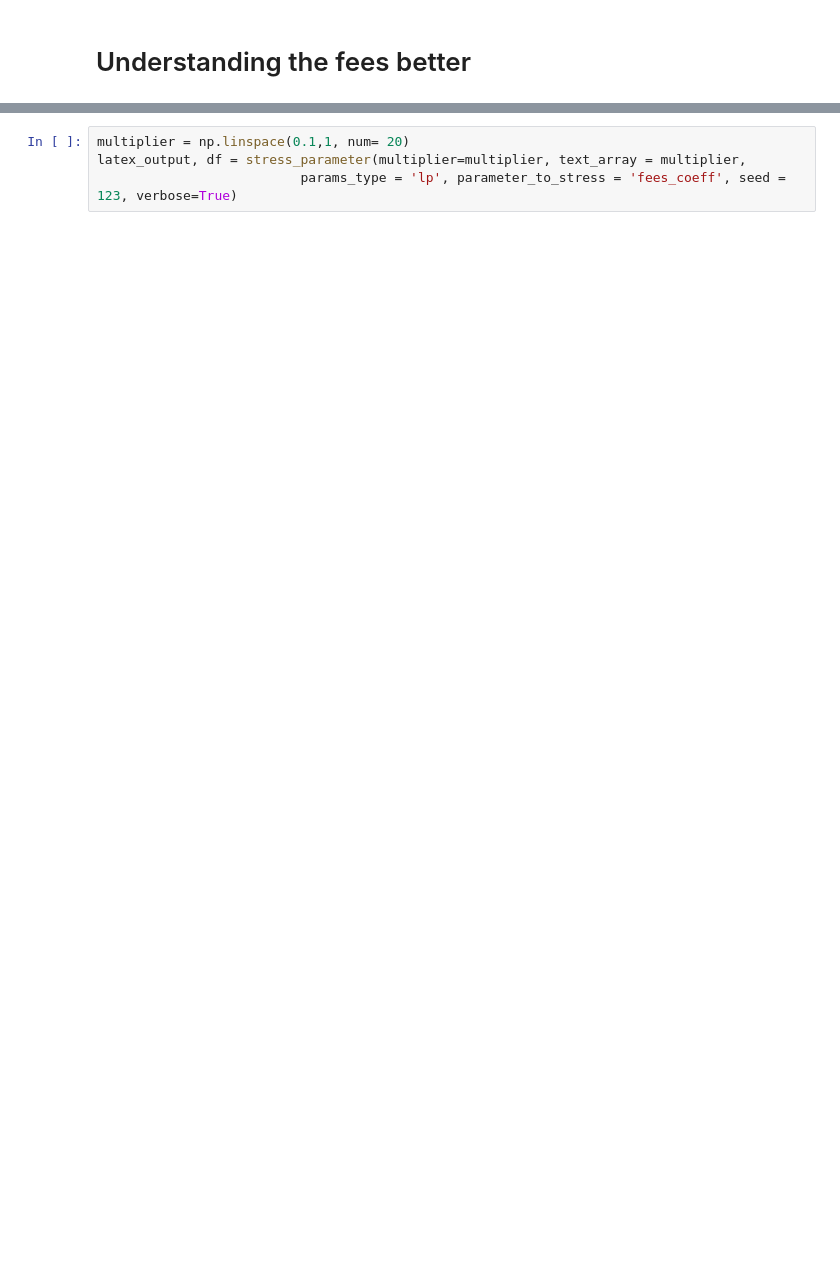
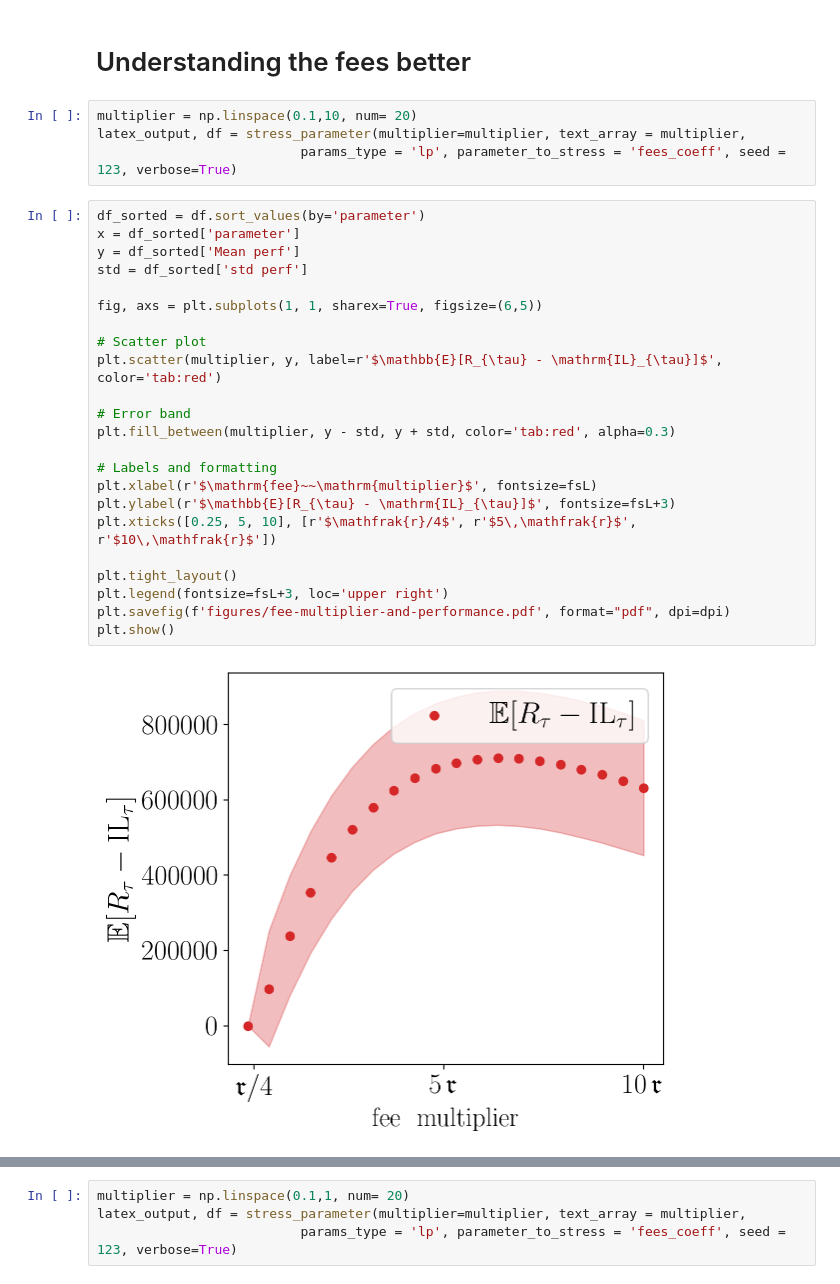
Before and after one commit to sb-bbr/AMM-Optimal-Exit-Time, a Jupyter notebook: Code/tables-and-plots.ipynb, the cells around one changed output, grey strips where cells are left out. Drawn from its saved outputs; the diff is of its cells as text; blank space fills up the shorter version.

```diff
--- a/Code/tables-and-plots.ipynb
+++ b/Code/tables-and-plots.ipynb
@@ -419,3 +444,32 @@ $5\,a_2$ & 1.00 (0.00) & 879,306 (43,196) & 113,397 (161,041) \\
 \end{tabular}
 # %% [markdown]
 # Understanding the fees better
+# %%
+multiplier = np.linspace(0.1,10, num= 20)
+latex_output, df = stress_parameter(multiplier=multiplier, text_array = multiplier,
+                          params_type = 'lp', parameter_to_stress = 'fees_coeff', seed = 123, verbose=True)
+# %%
+df_sorted = df.sort_values(by='parameter')
+x = df_sorted['parameter']
+y = df_sorted['Mean perf']
+std = df_sorted['std perf']
+
+fig, axs = plt.subplots(1, 1, sharex=True, figsize=(6,5))
+
+# Scatter plot
+plt.scatter(multiplier, y, label=r'$\mathbb{E}[R_{\tau} - \mathrm{IL}_{\tau}]$', color='tab:red')
+
+# Error band
+plt.fill_between(multiplier, y - std, y + std, color='tab:red', alpha=0.3)
+
+# Labels and formatting
+plt.xlabel(r'$\mathrm{fee}~~\mathrm{multiplier}$', fontsize=fsL)
+plt.ylabel(r'$\mathbb{E}[R_{\tau} - \mathrm{IL}_{\tau}]$', fontsize=fsL+3)
+plt.xticks([0.25, 5, 10], [r'$\mathfrak{r}/4$', r'$5\,\mathfrak{r}$', r'$10\,\mathfrak{r}$'])
+
+plt.tight_layout()
+plt.legend(fontsize=fsL+3, loc='upper right')
+plt.savefig(f'figures/fee-multiplier-and-performance.pdf', format="pdf", dpi=dpi)
+plt.show()
+# %% [output]
+[figure, added]
```
Also changed, not shown: parts of 10 cells of this notebook.
